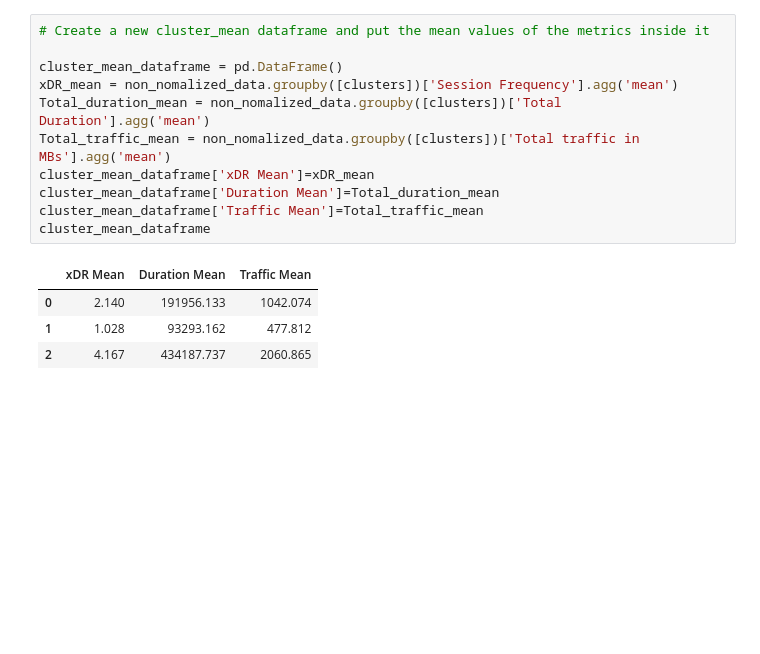
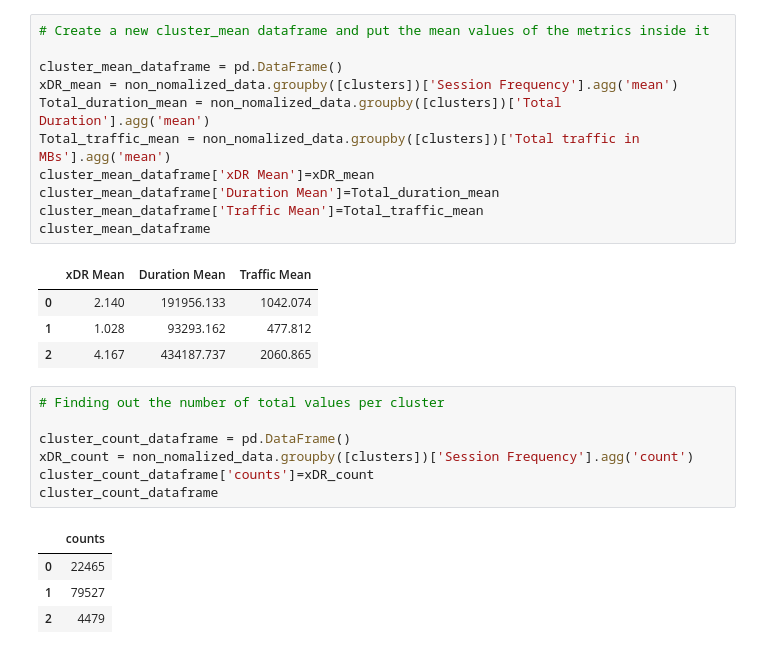
Before and after one commit to Micky373/Telecom_user_analytics, a Jupyter notebook: notebooks/user_engagement_analysis.ipynb, the cells around one changed output. Saved outputs shown, nothing was run; the diff lists cells and outputs as text; blank space fills up the shorter version.

Commit message:
Find out counts per cluster

```diff
--- a/notebooks/user_engagement_analysis.ipynb
+++ b/notebooks/user_engagement_analysis.ipynb
@@ -222,3 +222,15 @@ cluster_mean_dataframe
 | 0 | 2.140 | 191956.133 | 1042.074 |
 | 1 | 1.028 | 93293.162 | 477.812 |
 | 2 | 4.167 | 434187.737 | 2060.865 |
+# %%
+# Finding out the number of total values per cluster
+
+cluster_count_dataframe = pd.DataFrame()
+xDR_count = non_nomalized_data.groupby([clusters])['Session Frequency'].agg('count')
+cluster_count_dataframe['counts']=xDR_count
+cluster_count_dataframe
+# %% [output]
+|  | counts |
+| 0 | 22465 |
+| 1 | 79527 |
+| 2 | 4479 |
```
